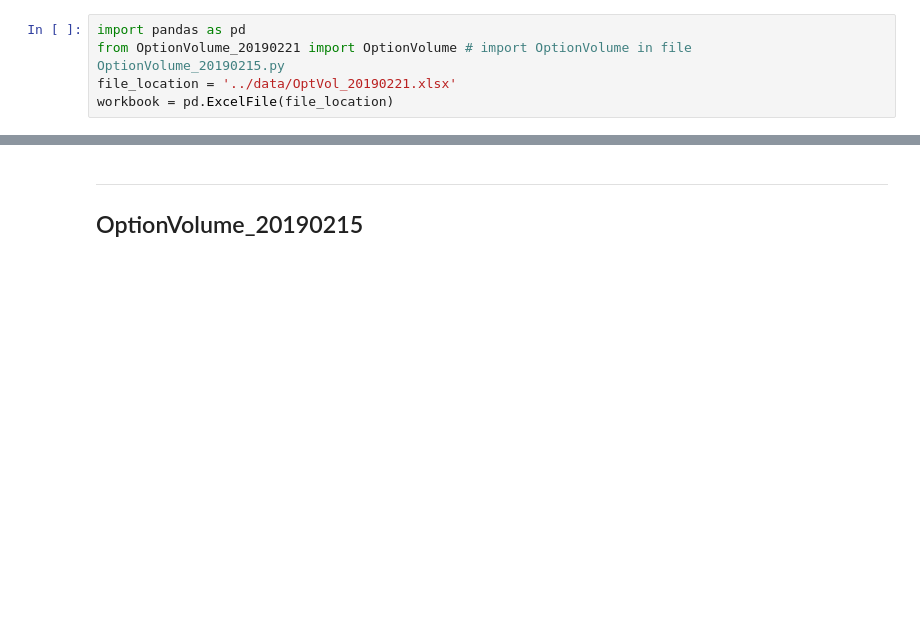
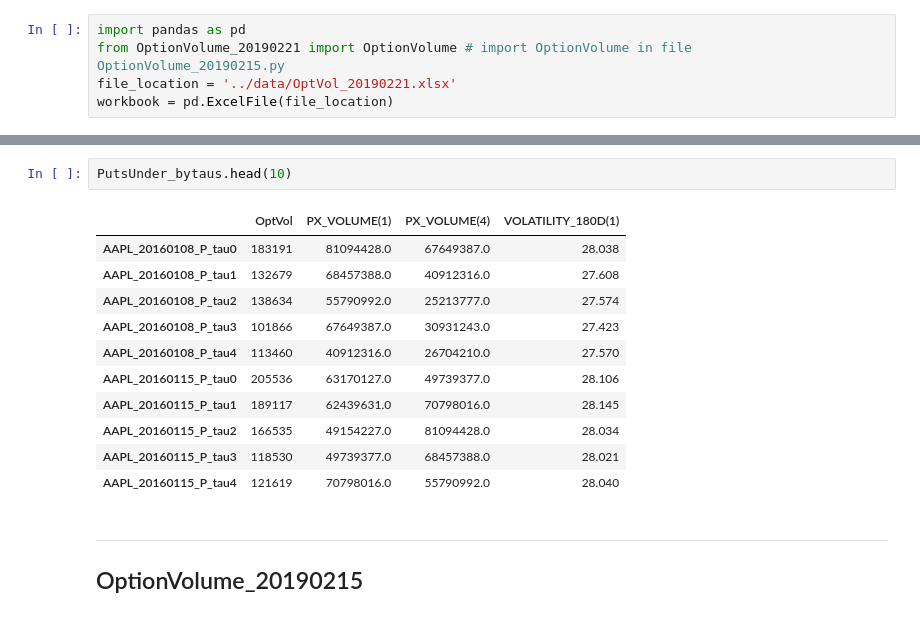
Before and after one commit to YaxunYang/CTC_vol, a Jupyter notebook: code/User Guide Processing data using OptionVolume.ipynb, the cells around one changed output, grey strips where cells are left out. Saved outputs shown, nothing was run; the diff lists cells and outputs as text; blank space fills up the shorter version.

```diff
--- a/code/User Guide Processing data using OptionVolume.ipynb
+++ b/code/User Guide Processing data using OptionVolume.ipynb
@@ -115,3 +189,17 @@ ValueError: No None data expired at 02/25/19 was found, formatting option volume
+# %%
+PutsUnder_bytaus.head(10)
+# %% [output]
+|  | OptVol | PX_VOLUME(1) | PX_VOLUME(4) | VOLATILITY_180D(1) |
+| AAPL_20160108_P_tau0 | 183191 | 81094428.0 | 67649387.0 | 28.038 |
+| AAPL_20160108_P_tau1 | 132679 | 68457388.0 | 40912316.0 | 27.608 |
+| AAPL_20160108_P_tau2 | 138634 | 55790992.0 | 25213777.0 | 27.574 |
+| AAPL_20160108_P_tau3 | 101866 | 67649387.0 | 30931243.0 | 27.423 |
+| AAPL_20160108_P_tau4 | 113460 | 40912316.0 | 26704210.0 | 27.570 |
+| AAPL_20160115_P_tau0 | 205536 | 63170127.0 | 49739377.0 | 28.106 |
+| AAPL_20160115_P_tau1 | 189117 | 62439631.0 | 70798016.0 | 28.145 |
+| AAPL_20160115_P_tau2 | 166535 | 49154227.0 | 81094428.0 | 28.034 |
+| AAPL_20160115_P_tau3 | 118530 | 49739377.0 | 68457388.0 | 28.021 |
+| AAPL_20160115_P_tau4 | 121619 | 70798016.0 | 55790992.0 | 28.040 |
 # %% [markdown]
 ------------------------
 ## OptionVolume_20190215
```
Also changed, not shown: parts of 31 cells of this notebook, 2 other files.
